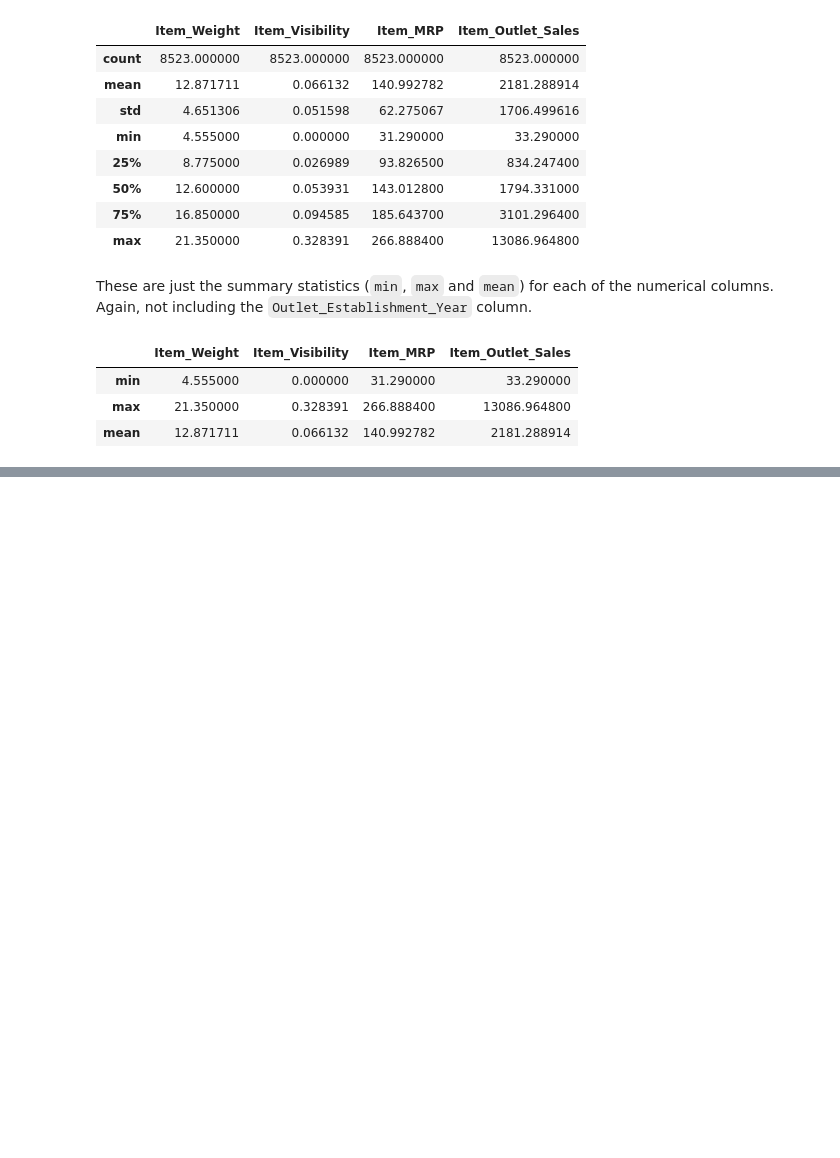
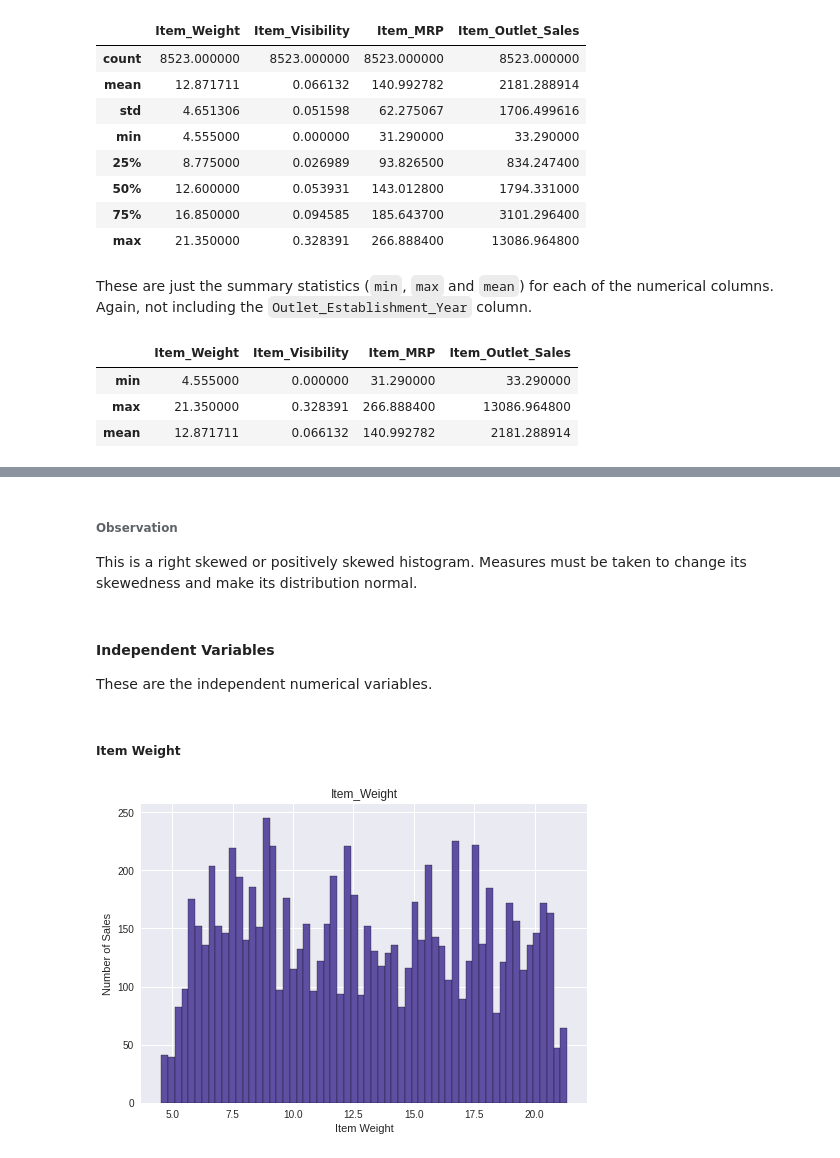
Before and after one commit to fideslynn/food-sales-predictions, a Jupyter notebook: Food_Sales_Predictions.ipynb, the cells around one changed output, grey strips where cells are left out. Drawn from its saved outputs; the diff is of its cells as text; code cells hidden in the pictures; blank space fills up the shorter version.

```diff
--- a/Food_Sales_Predictions.ipynb
+++ b/Food_Sales_Predictions.ipynb
@@ -415,0 +455,24 @@ min_max_mean
+# %% [markdown]
+###### **Observation**
+
+This is a right skewed or positively skewed histogram. Measures must be taken to change its skewedness and make its distribution normal.
+# %% [markdown]
+#### Independent Variables
+
+These are the independent numerical variables.
+# %% [markdown]
+##### Item Weight
+# %%
+plt.style.use('seaborn')
+
+
+df.hist(column='Item_Weight',
+        edgecolor='black',
+        color='#5E4FA2',
+        bins =  60)
+
+plt.xlabel("Item Weight")
+plt.ylabel("Number of Sales")
+plt.show()
+# %% [output]
+[figure, added]
```
Also changed, not shown: parts of 42 cells of this notebook.
